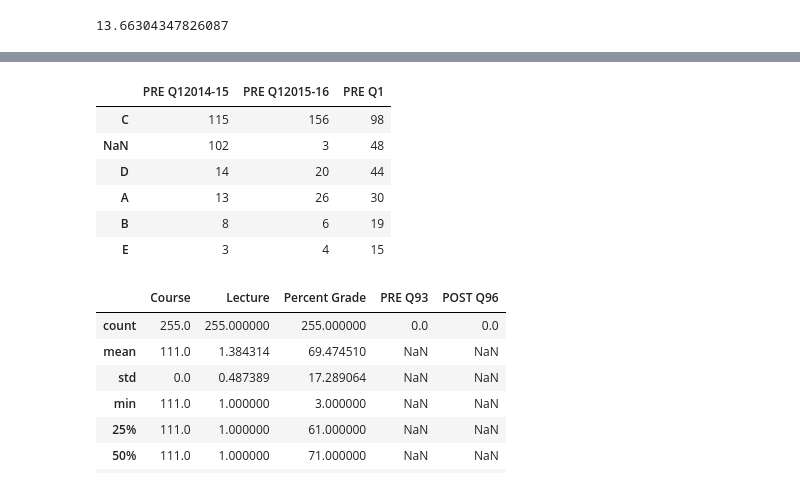
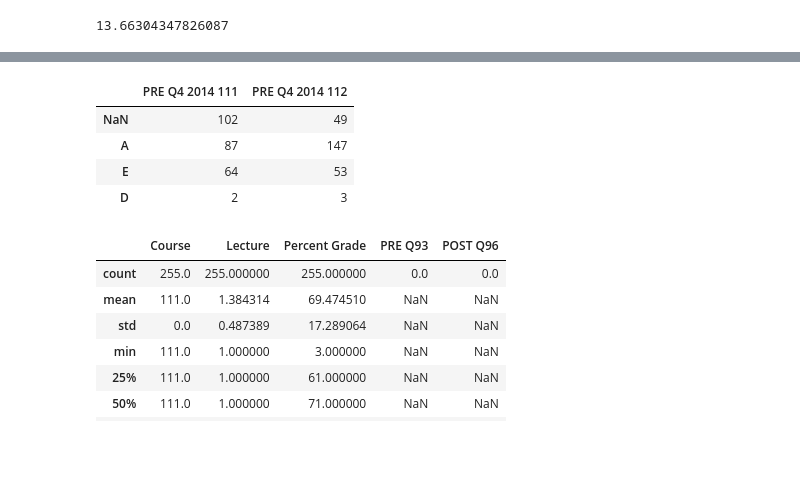
Before and after one commit to maya-patel/Honours-FCI-data, a Jupyter notebook: Data Collection.ipynb, the cells around one changed output, grey strips where cells are left out. Saved outputs shown, nothing was run; the diff lists cells and outputs as text; code cells hidden in the pictures; blank space fills up the shorter version.

```diff
--- a/Data Collection.ipynb
+++ b/Data Collection.ipynb
@@ -92,21 +87,15 @@ df2
 # %%
-y14_q1 = pd.DataFrame(df14_111['PRE Q1'].value_counts(dropna=False))
-y15_q1 = pd.DataFrame(df15_111['PRE Q1'].value_counts(dropna=False))
-y14_q1_112 = pd.DataFrame(df14_112['PRE Q1'].value_counts(dropna=False))
+y14_q1 = pd.DataFrame(df14_111['PRE Q4'].value_counts(dropna=False))
+y15_q1 = pd.DataFrame(df14_112['PRE Q4'].value_counts(dropna=False))
 
-dff1 = y14_q1.join(y15_q1, lsuffix='2014-15', rsuffix='2015-16')
-dff1 = dff1.join(y14_q1_112, rsuffix='2014 112')
+dff1 = y14_q1.join(y15_q1, lsuffix=' 2014 111', rsuffix=' 2014 112')
 dff1
-
-#correct answer = C
 # %% [output]
-|  | PRE Q12014-15 | PRE Q12015-16 | PRE Q1 |
-| C | 115 | 156 | 98 |
-| NaN | 102 | 3 | 48 |
-| D | 14 | 20 | 44 |
-| A | 13 | 26 | 30 |
-| B | 8 | 6 | 19 |
-| E | 3 | 4 | 15 |
+|  | PRE Q4 2014 111 | PRE Q4 2014 112 |
+| NaN | 102 | 49 |
+| A | 87 | 147 |
+| E | 64 | 53 |
+| D | 2 | 3 |
 # %%
 corr_ans = ['C', 'A' , 'C', 'E', 'B', 'B', 'B', 'B' , 'E', 'A', 'D', 'B', 'D', 'D', 'A', 'A', 'B', 'B', 'E', 'D',
             'E', 'B', 'B', 'A', 'C', 'E', 'C', 'E', 'B', 'C']
```
Also changed, not shown: parts of 4 cells of this notebook, 13 other files.
